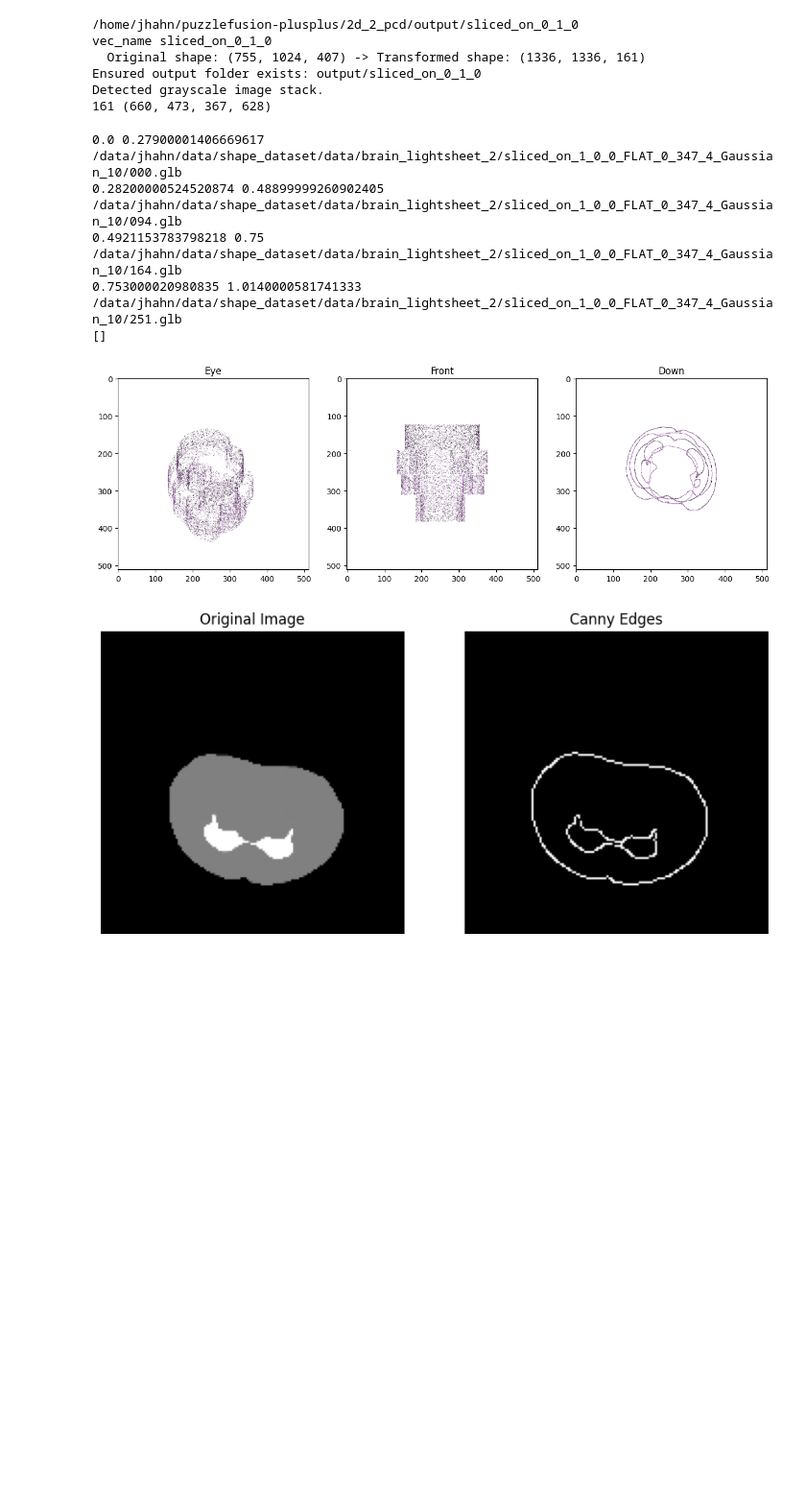
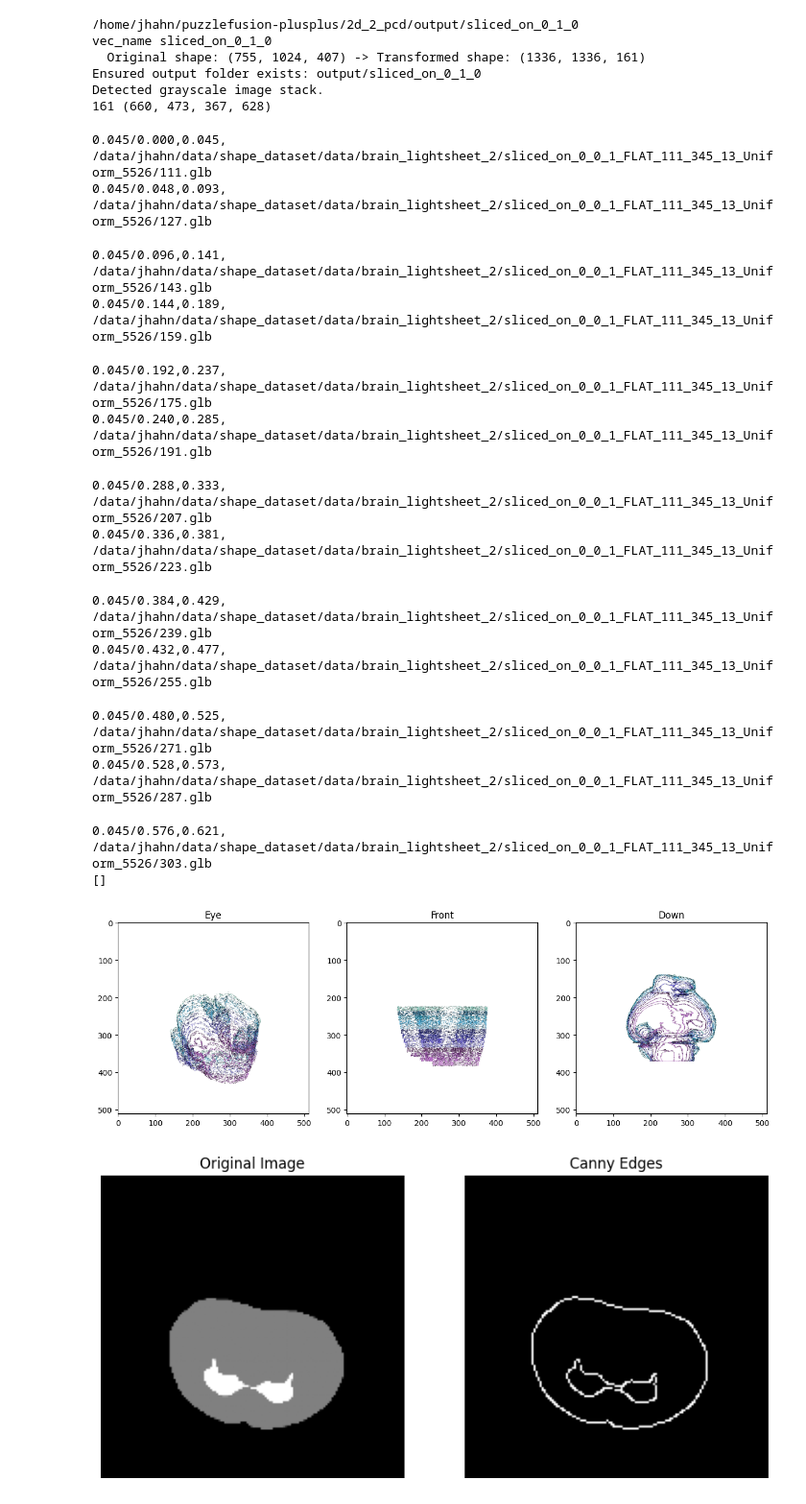
Before and after one commit to jhahncs/brain-slice-reconstruction, a Jupyter notebook: 2d_2_pcd/lightsheet_images_mgr.ipynb, the cells around one changed output. Shown at 96% size. Drawn from its saved outputs; the diff is of its cells as text; code cells hidden in the pictures; blank space fills up the shorter version.

```diff
--- a/2d_2_pcd/lightsheet_images_mgr.ipynb
+++ b/2d_2_pcd/lightsheet_images_mgr.ipynb
@@ -82,7 +82,7 @@ Detected grayscale image stack.
 161 (660, 473, 367, 628)
 # %%
 
-pcd_dir = '/data/jhahn/data/shape_dataset/data/brain_lightsheet_2/sliced_on_1_0_0_FLAT_0_347_4_Gaussian_10'
+pcd_dir = '/data/jhahn/data/shape_dataset/data/brain_lightsheet_2/sliced_on_0_0_1_FLAT_111_345_13_Uniform_5526'
 
 import render_inference_result
 importlib.reload(render_inference_result)
@@ -111,7 +111,7 @@ renderer, renderer_front, renderer_down = render_inference_result.get_renderer(d
 
 
 
-folder_path = '/data/jhahn/data/brain_lightsheet/slices/sliced_on_0_1_0'
+folder_path = '/data/jhahn/data/brain_lightsheet/slices/sliced_on_0_0_1'
 num_of_slices = 20
 output_dir = 'output'
 
@@ -176,7 +176,7 @@ for _idx,pcd_file_name  in tqdm(enumerate(pcd_file_list)):
         vertices = torch.from_numpy(vertices).float().to(device)
     else:
         vertices = pytorch3d.io.load_obj(pcd_file_name, device=device)[0]
-    print(torch.min(vertices, axis=0)[0][1].item(),torch.max(vertices, axis=0)[0][1].item(), pcd_file_name)
+    print(f'{torch.max(vertices, axis=0)[0][1].item()-torch.min(vertices, axis=0)[0][1].item():.3f}/{torch.min(vertices, axis=0)[0][1].item():.3f},{torch.max(vertices, axis=0)[0][1].item():.3f}, {pcd_file_name}')
     #print(torch.mean(vertices, axis=1)[0].item())
 
     N, dim = vertices.shape
@@ -191,39 +191,48 @@ for _idx,pcd_file_name  in tqdm(enumerate(pcd_file_list)):
     image_d_list.append((renderer_down(point_cloud)[0].cpu().numpy()*255).astype(np.uint8))
 
 
 print(from_to_list)
 #print(len(image_list))
 #print(image_list[0][0][0][0])
 images_ = render_inference_result.sum_arrays(image_list,image_list[0][0][0][0])
 images_f = render_inference_result.sum_arrays(image_f_list,image_f_list[0][0][0][0])
 images_d = render_inference_result.sum_arrays(image_d_list,image_d_list[0][0][0])
 
 
 pcd_image_file_name = f'{output_dir}/all.png'
 pcd_image_file_name_f = f'{output_dir}/all_f.png'
 pcd_image_file_name_d = f'{output_dir}/all_d.png'
 imageio.mimsave(pcd_image_file_name, [images_], format='PNG')
 imageio.mimsave(pcd_image_file_name_f, [images_f], format='PNG')
 imageio.mimsave(pcd_image_file_name_d, [images_d], format='PNG')
 
 
 
 plt.figure(figsize=(15, 5))
 image_ = cv2.imread(pcd_image_file_name, cv2.IMREAD_COLOR)
 image_f = cv2.imread(pcd_image_file_name_f, cv2.IMREAD_COLOR)
 image_d = cv2.imread(pcd_image_file_name_d, cv2.IMREAD_COLOR)
 
 plt.subplot(1, 3, 1); plt.title('Eye'); plt.imshow(image_)
 plt.subplot(1, 3, 2); plt.title('Front'); plt.imshow(image_f)
 plt.subplot(1, 3, 3); plt.title('Down'); plt.imshow(image_d)
 plt.show()
 # %% [output]
-0.0 0.27900001406669617 /data/jhahn/data/shape_dataset/data/brain_lightsheet_2/sliced_on_1_0_0_FLAT_0_347_4_Gaussian_10/000.glb
-0.28200000524520874 0.48899999260902405 /data/jhahn/data/shape_dataset/data/brain_lightsheet_2/sliced_on_1_0_0_FLAT_0_347_4_Gaussian_10/094.glb
-0.4921153783798218 0.75 /data/jhahn/data/shape_dataset/data/brain_lightsheet_2/sliced_on_1_0_0_FLAT_0_347_4_Gaussian_10/164.glb
-0.753000020980835 1.0140000581741333 /data/jhahn/data/shape_dataset/data/brain_lightsheet_2/sliced_on_1_0_0_FLAT_0_347_4_Gaussian_10/251.glb
-[]
+0.045/0.000,0.045, /data/jhahn/data/shape_dataset/data/brain_lightsheet_2/sliced_on_0_0_1_FLAT_111_345_13_Uniform_5526/111.glb
+0.045/0.048,0.093, /data/jhahn/data/shape_dataset/data/brain_lightsheet_2/sliced_on_0_0_1_FLAT_111_345_13_Uniform_5526/127.glb
+0.045/0.096,0.141, /data/jhahn/data/shape_dataset/data/brain_lightsheet_2/sliced_on_0_0_1_FLAT_111_345_13_Uniform_5526/143.glb
+0.045/0.144,0.189, /data/jhahn/data/shape_dataset/data/brain_lightsheet_2/sliced_on_0_0_1_FLAT_111_345_13_Uniform_5526/159.glb
+0.045/0.192,0.237, /data/jhahn/data/shape_dataset/data/brain_lightsheet_2/sliced_on_0_0_1_FLAT_111_345_13_Uniform_5526/175.glb
+0.045/0.240,0.285, /data/jhahn/data/shape_dataset/data/brain_lightsheet_2/sliced_on_0_0_1_FLAT_111_345_13_Uniform_5526/191.glb
+0.045/0.288,0.333, /data/jhahn/data/shape_dataset/data/brain_lightsheet_2/sliced_on_0_0_1_FLAT_111_345_13_Uniform_5526/207.glb
+0.045/0.336,0.381, /data/jhahn/data/shape_dataset/data/brain_lightsheet_2/sliced_on_0_0_1_FLAT_111_345_13_Uniform_5526/223.glb
+0.045/0.384,0.429, /data/jhahn/data/shape_dataset/data/brain_lightsheet_2/sliced_on_0_0_1_FLAT_111_345_13_Uniform_5526/239.glb
+0.045/0.432,0.477, /data/jhahn/data/shape_dataset/data/brain_lightsheet_2/sliced_on_0_0_1_FLAT_111_345_13_Uniform_5526/255.glb
+0.045/0.480,0.525, /data/jhahn/data/shape_dataset/data/brain_lightsheet_2/sliced_on_0_0_1_FLAT_111_345_13_Uniform_5526/271.glb
+0.045/0.528,0.573, /data/jhahn/data/shape_dataset/data/brain_lightsheet_2/sliced_on_0_0_1_FLAT_111_345_13_Uniform_5526/287.glb
+0.045/0.576,0.621, /data/jhahn/data/shape_dataset/data/brain_lightsheet_2/sliced_on_0_0_1_FLAT_111_345_13_Uniform_5526/303.glb
+[]
-[figure, old version]
+[figure, new version]
 # %%
 GRID_ROWS = 10
 GRID_COLS = 10
```
Also changed, not shown: 16 other files.
